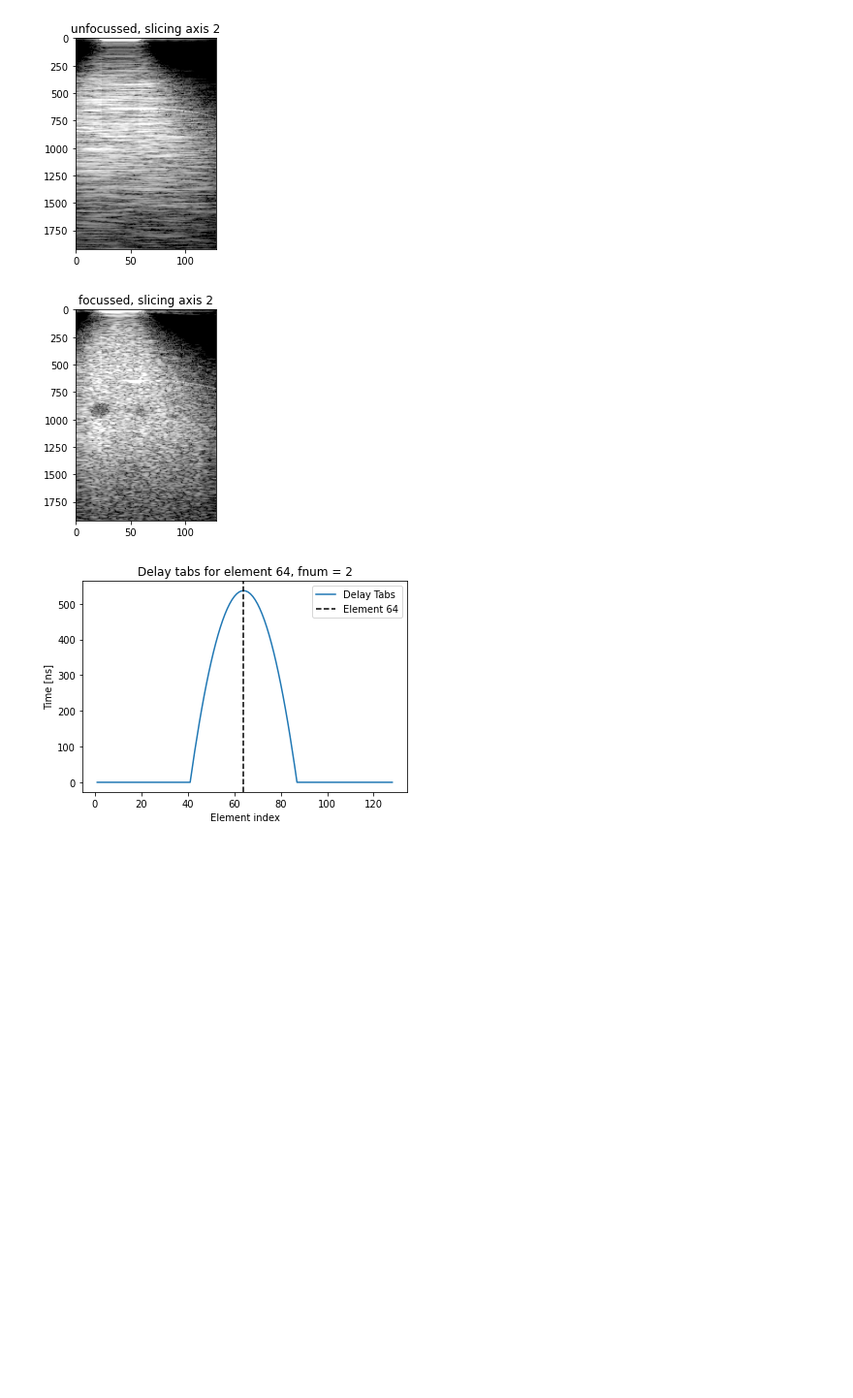
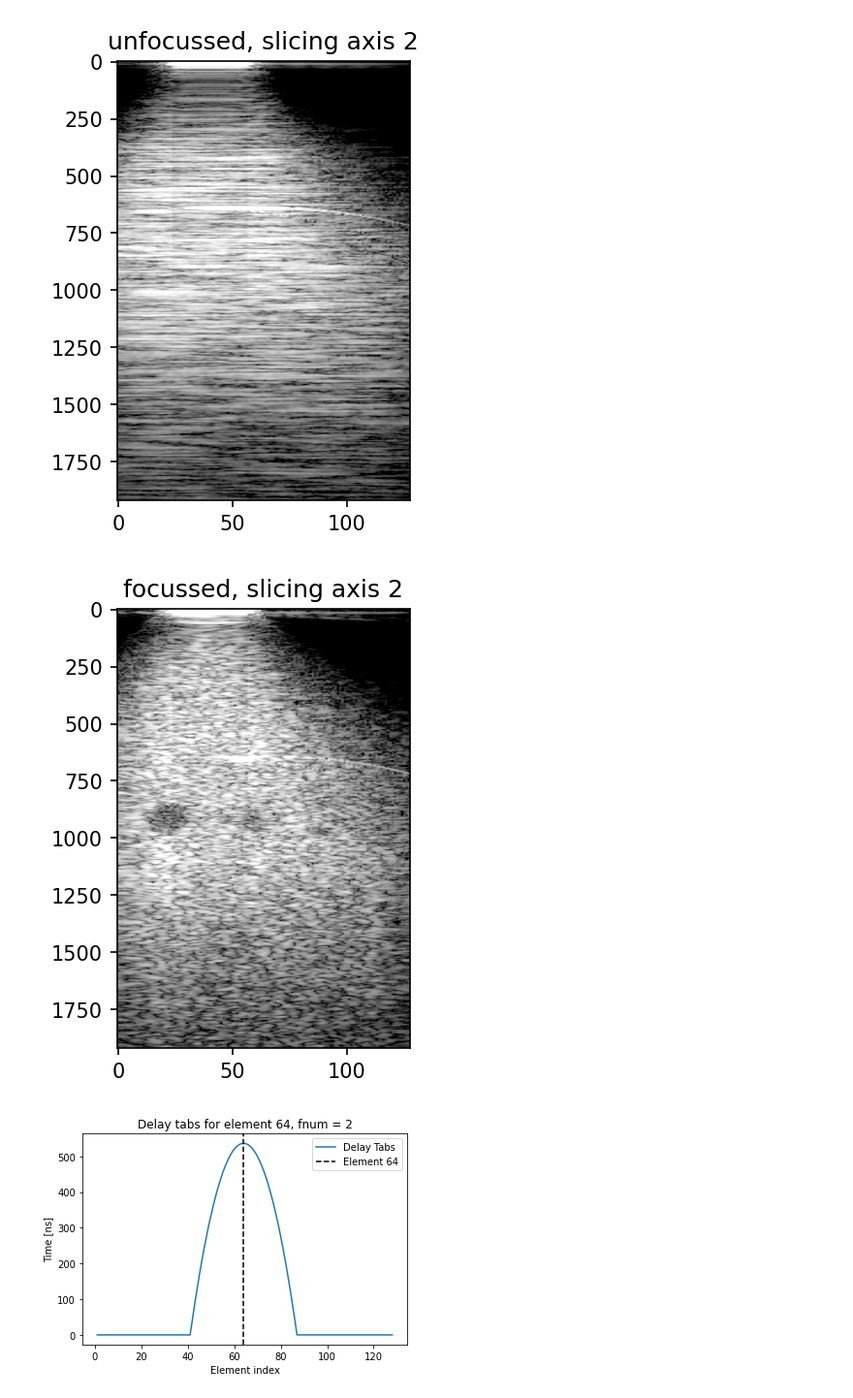
Before and after one commit to wewightman/python-beamformer, a Jupyter notebook: GenFigs.ipynb, the cells around one changed output. Shown at 97% size. Drawn from its saved outputs; the diff is of its cells as text; code cells hidden in the pictures; blank space fills up the shorter version.

```diff
--- a/GenFigs.ipynb
+++ b/GenFigs.ipynb
@@ -34,29 +34,29 @@ usf = 10        # axial upsampling factor [newsamp/oldsamp]
 # %%
 # filepw = "/datacommons/ultrasound/wew12/classes/unfocused_transmit1.mat"
 # filefoc = "/datacommons/ultrasound/wew12/classes/focused_transmit1.mat"
 filepw = "C:\\Users\\14142\\OneDrive - Duke University\\Classes\\RIP\\Ultrasound\\unfocused_transmit1.mat"
 filefoc = "C:\\Users\\14142\\OneDrive - Duke University\\Classes\\RIP\\Ultrasound\\focused_transmit1.mat"
 
 datapw = matload.loadmat(filepw)['rf']
 datapw = datapw.transpose(0, 1, 2)
 datafoc = matload.loadmat(filefoc)['rf']
 
 env = np.abs(sig.hilbert(datapw[:,:,40], axis=0))
 logged = 20*np.log10(env/np.percentile(env, 99))
-plt.figure()
+plt.figure(dpi=150)
 plt.imshow(logged, vmin=-40, vmax=0, aspect=0.1, cmap='gray')
 plt.title('unfocussed, slicing axis 2')
 plt.show()
 
 env = np.abs(sig.hilbert(datafoc[:,:,40], axis=0))
 logged = 20*np.log10(env/np.percentile(env, 99))
-plt.figure()
+plt.figure(dpi=150)
 plt.imshow(logged, vmin=-40, vmax=0, aspect=0.1, cmap='gray')
 plt.title('focussed, slicing axis 2')
 plt.show()
 # %% [output]
-[figure, old version]
+[figure, new version]
-[figure, old version]
+[figure, new version]
 # %%
 def calctabs(c:float, fnum:float, ref:np.array, focus:np.array, eles:np.array):
     """Calculate the delay tabs to generate a given focal point
```
Also changed, not shown: 1 other file.
